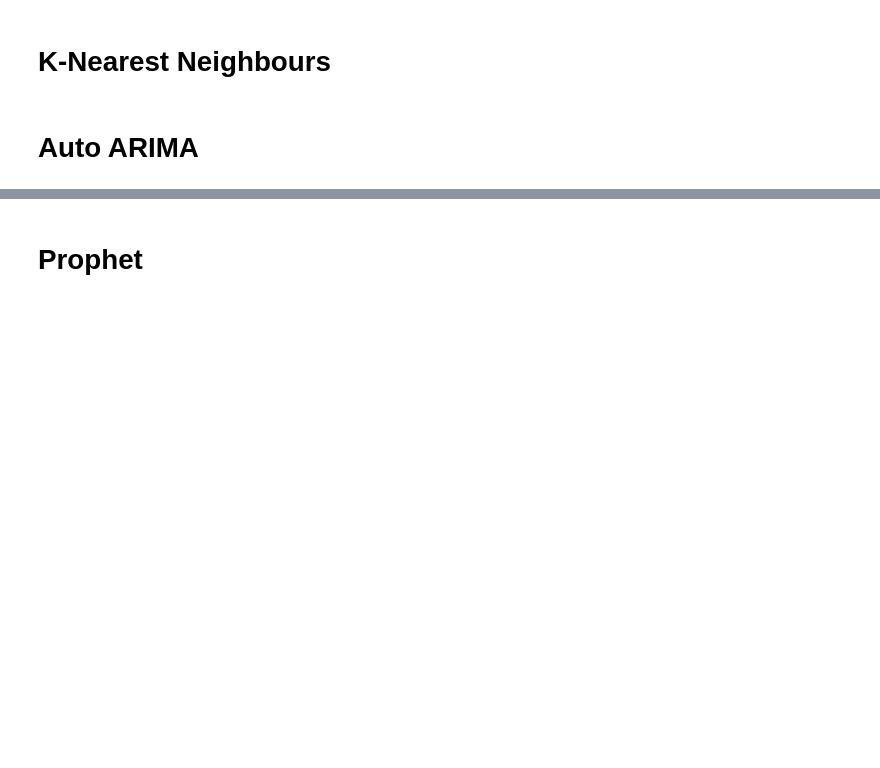
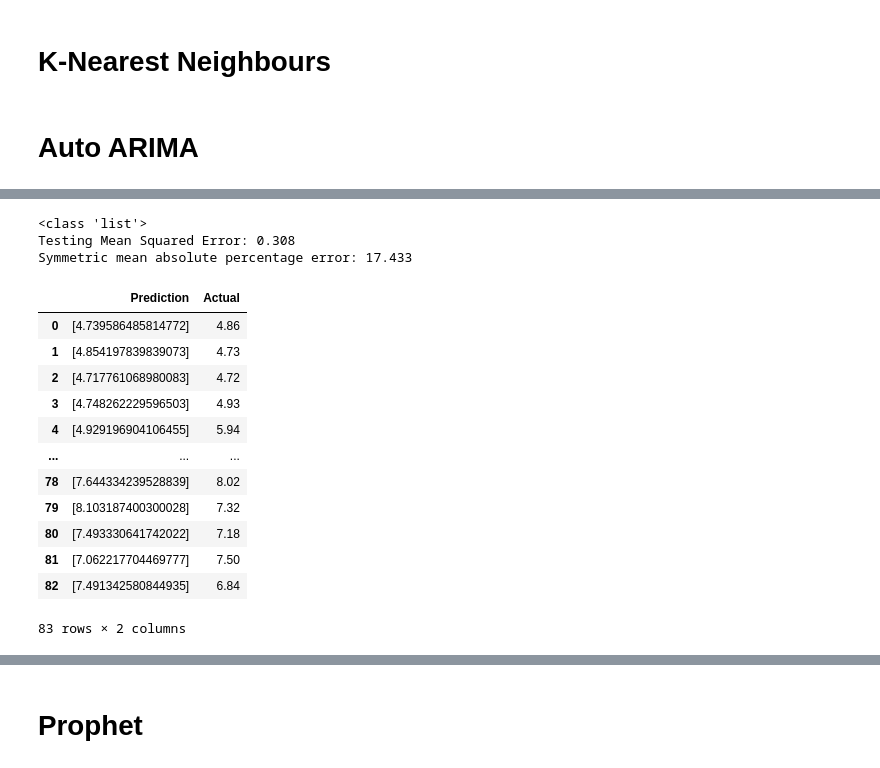
Before and after one commit to kanskris/project-03, a Jupyter notebook: Machine Learning Model.ipynb, the cells around one changed output, grey strips where cells are left out. Drawn from its saved outputs; the diff is of its cells as text; code cells hidden in the pictures; blank space fills up the shorter version.

```diff
--- a/Machine Learning Model.ipynb
+++ b/Machine Learning Model.ipynb
@@ -127,10 +124,10 @@ from sklearn.preprocessing import MinMaxScaler
 scaler = MinMaxScaler(feature_range=(0, 1))
 # %%
 #scaling data
-x_train_scaled = scaler.fit_transform(x_train)
+x_train_scaled = scaler.fit_transform(X_train)
 x_train = pd.DataFrame(x_train_scaled)
-x_valid_scaled = scaler.fit_transform(x_valid)
-x_valid = pd.DataFrame(x_valid_scaled)
+x_test_scaled = scaler.fit_transform(X_test)
+x_valid = pd.DataFrame(x_test_scaled)
 
 #using gridsearch to find the best parameter
 params = {'n_neighbors':[2,3,4,5,6,7,8,9]}
@@ -139,7 +136,7 @@ model = GridSearchCV(knn, params, cv=5)
 
 #fit the model and make predictions
 model.fit(x_train,y_train)
-preds = model.predict(x_valid)
+preds = model.predict(x_test)
 # %%
 #rmse
 rms=np.sqrt(np.mean(np.power((np.array(y_valid)-np.array(preds)),2)))
@@ -178,0 +195,38 @@ plt.plot(forecast['Prediction'])
+# %%
+train_ar = train_data['c'].values
+test_ar = test_data['c'].values
+history = [x for x in train_ar]
+print(type(history))
+predictions = list()
+for t in range(len(test_ar)):
+    model = ARIMA(history, order=(5,1,0))
+    model_fit = model.fit(disp=0)
+    output = model_fit.forecast()
+    yhat = output[0]
+    predictions.append(yhat)
+    obs = test_ar[t]
+    history.append(obs)
+error = mean_squared_error(test_ar, predictions)
+print('Testing Mean Squared Error: %.3f' % error)
+error2 = smape_kun(test_ar, predictions)
+print('Symmetric mean absolute percentage error: %.3f' % error2)
+# %% [output]
+<class 'list'>
+Testing Mean Squared Error: 0.308
+Symmetric mean absolute percentage error: 17.433
+# %%
+pd.DataFrame({"Prediction": predictions, 'Actual': test_ar})
+# %% [output]
+|  | Prediction | Actual |
+| 0 | [4.739586485814772] | 4.86 |
+| 1 | [4.854197839839073] | 4.73 |
+| 2 | [4.717761068980083] | 4.72 |
+| 3 | [4.748262229596503] | 4.93 |
+| 4 | [4.929196904106455] | 5.94 |
+| ... | ... | ... |
+| 78 | [7.644334239528839] | 8.02 |
+| 79 | [8.103187400300028] | 7.32 |
+| 80 | [7.493330641742022] | 7.18 |
+| 81 | [7.062217704469777] | 7.50 |
+| 82 | [7.491342580844935] | 6.84 |
+83 rows × 2 columns
```
Also changed, not shown: parts of 34 cells of this notebook, 2 other files.
